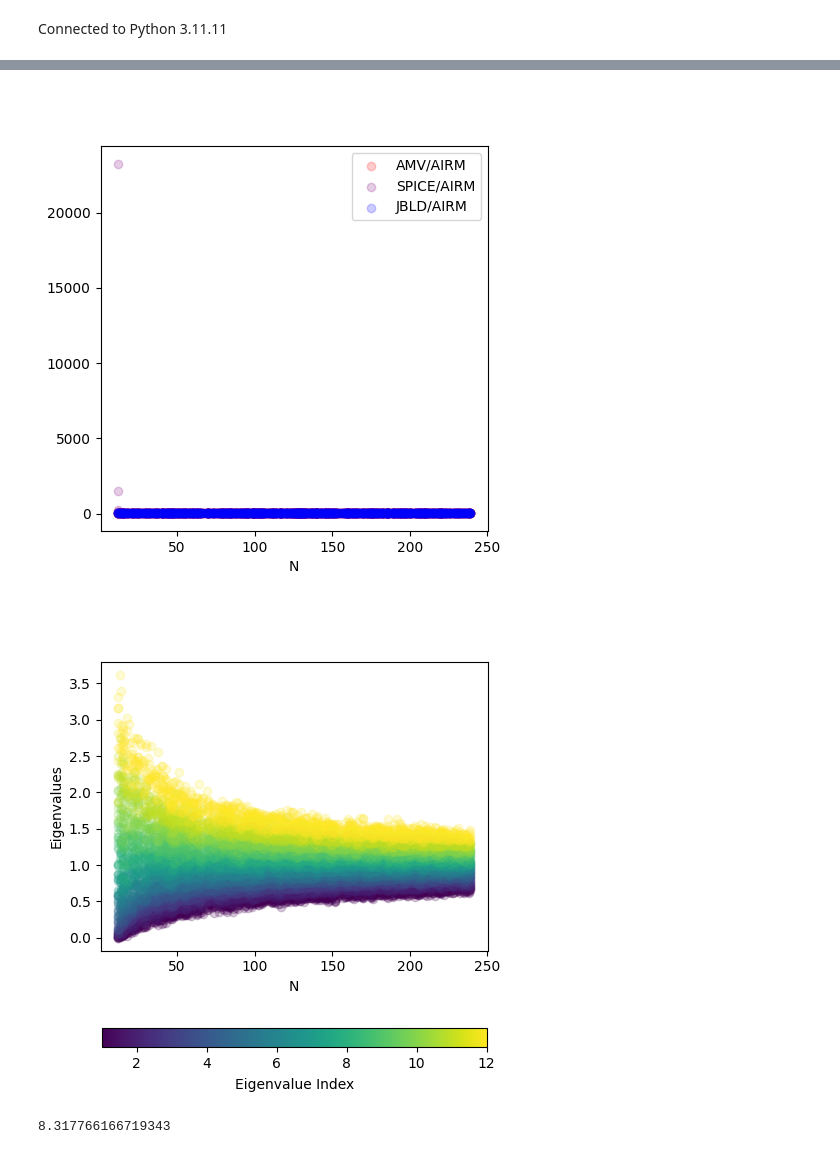
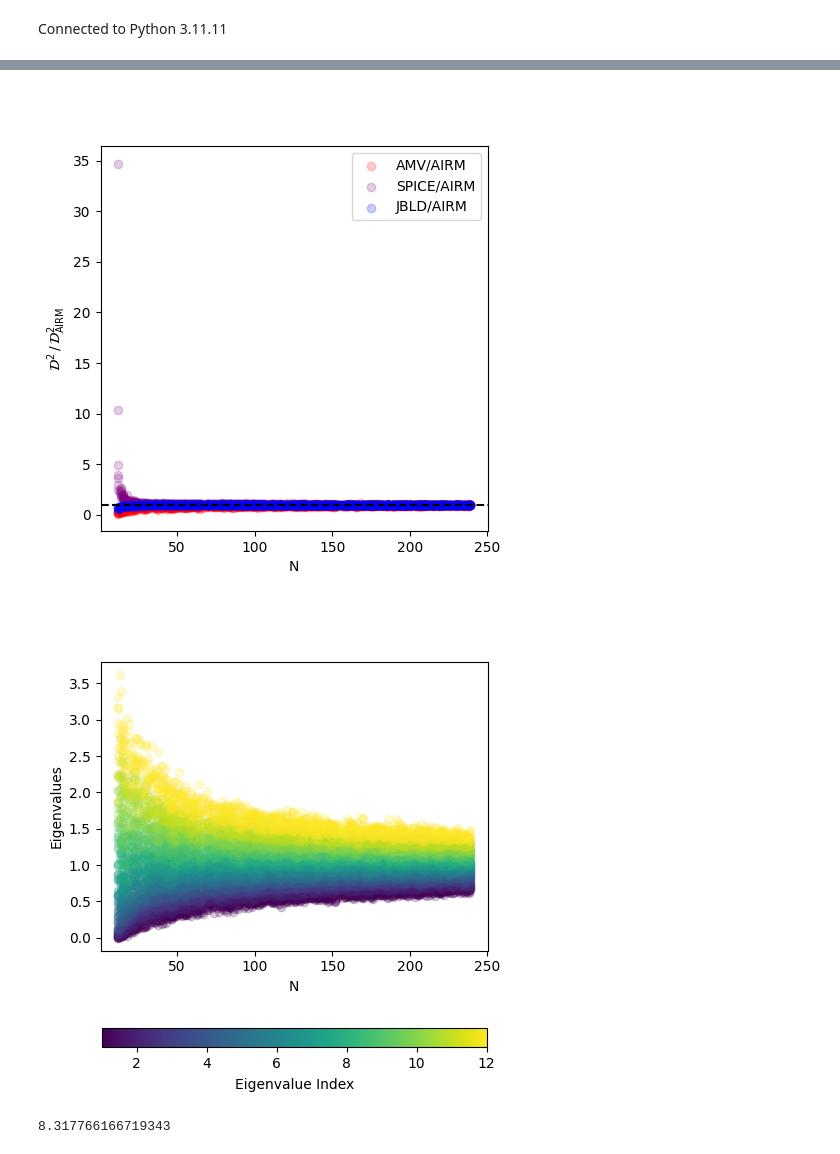
Before and after one commit to orcohen1006/thesis_code, a Jupyter notebook: Interactive-1.ipynb, the cells around one changed output, grey strips where cells are left out. Drawn from its saved outputs; the diff is of its cells as text; code cells hidden in the pictures.

```diff
--- a/Interactive-1.ipynb
+++ b/Interactive-1.ipynb
@@ -217,7 +235,7 @@ from utils import *
 plt.close('all')
 
 f_AMV = lambda eigvals: np.sum((eigvals - 1)**2)
-f_SPICE = lambda eigvals: np.sum((eigvals - 1/eigvals)**2)
+f_SPICE = lambda eigvals: np.sum((np.sqrt(eigvals) - 1/np.sqrt(eigvals))**2)
 f_AIRM = lambda eigvals: np.sum(np.log(eigvals)**2)
 f_JBLD = lambda eigvals: np.sum((np.log(0.5 * (eigvals + 1)) - 0.5 * np.log(eigvals)))
 def normalize_vals(vals):
@@ -315,35 +333,36 @@ for i_parameter in range(len(list_tuples)):
 
     CONST_MUL_JBLD = 8
     fig, ax = plt.subplots(figsize=(5, 5))
+    plt.axhline(y=1, color='k', linestyle='--')
     ax.scatter(parameter_vals, vals_AMV/vals_AIRM, alpha=alpha_transp, label='AMV/AIRM',color='red')
     # ax.scatter(parameter_vals, normalize_vals(vals_AMV)/normalize_vals(vals_AIRM), alpha=alpha_transp, label='AMV/AIRM',color='red')
-    # ax.scatter(parameter_vals, (1/4)*vals_SPICE/vals_AIRM, alpha=alpha_transp, label='SPICE/AIRM',color='purple')
+    ax.scatter(parameter_vals, vals_SPICE/vals_AIRM, alpha=alpha_transp, label='SPICE/AIRM',color='purple')
     ax.scatter(parameter_vals, CONST_MUL_JBLD*(vals_JBLD)/vals_AIRM, alpha=alpha_transp, label='JBLD/AIRM',color='blue')
     # ax.scatter(parameter_vals, normalize_vals(CONST_MUL_JBLD*(vals_JBLD))/normalize_vals(vals_AIRM), alpha=alpha_transp, label='JBLD/AIRM',color='blue')
     ax.set_xlabel(parameter_name)
     ax.set_ylabel(r'$\mathcal{D}^2 \,/ \,\mathcal{D}^2_{\text{AIRM}}$')
     # ax.set_xscale('log')
     ax.legend()
     plt.show()
 
     fig, ax = plt.subplots(figsize=(5, 5))
     # select color for each eigenvalue
     cmap = plt.cm.viridis
     norm = plt.Normalize(vmin=1, vmax=config["m"])
     sm = plt.cm.ScalarMappable(cmap=cmap, norm=norm)
     for i_eig in range(config["m"]):
         color = sm.to_rgba(i_eig + 1)
         ax.scatter(parameter_vals, mat_eigvals[i_eig, :], color=color, alpha=alpha_transp)
     # cbar = fig.colorbar(sm, ax=ax)
     # cbar.set_label('Eigenvalue Index', rotation=270, labelpad=15)
     cbar = fig.colorbar(sm, ax=ax, orientation="horizontal", fraction=0.05, pad=0.2)
     cbar.set_label('Eigenvalue Index', rotation=0, labelpad=5)
     # ax.set_yscale('log')
     ax.set_xlabel(parameter_name)
     ax.set_ylabel('Eigenvalues')
     plt.show()
 # %% [output]
-[figure, old version]
+[figure, new version]
 [figure]
 # %%
 # %% [output]
```
Also changed, not shown: parts of 1 cell of this notebook, 50 other files.
